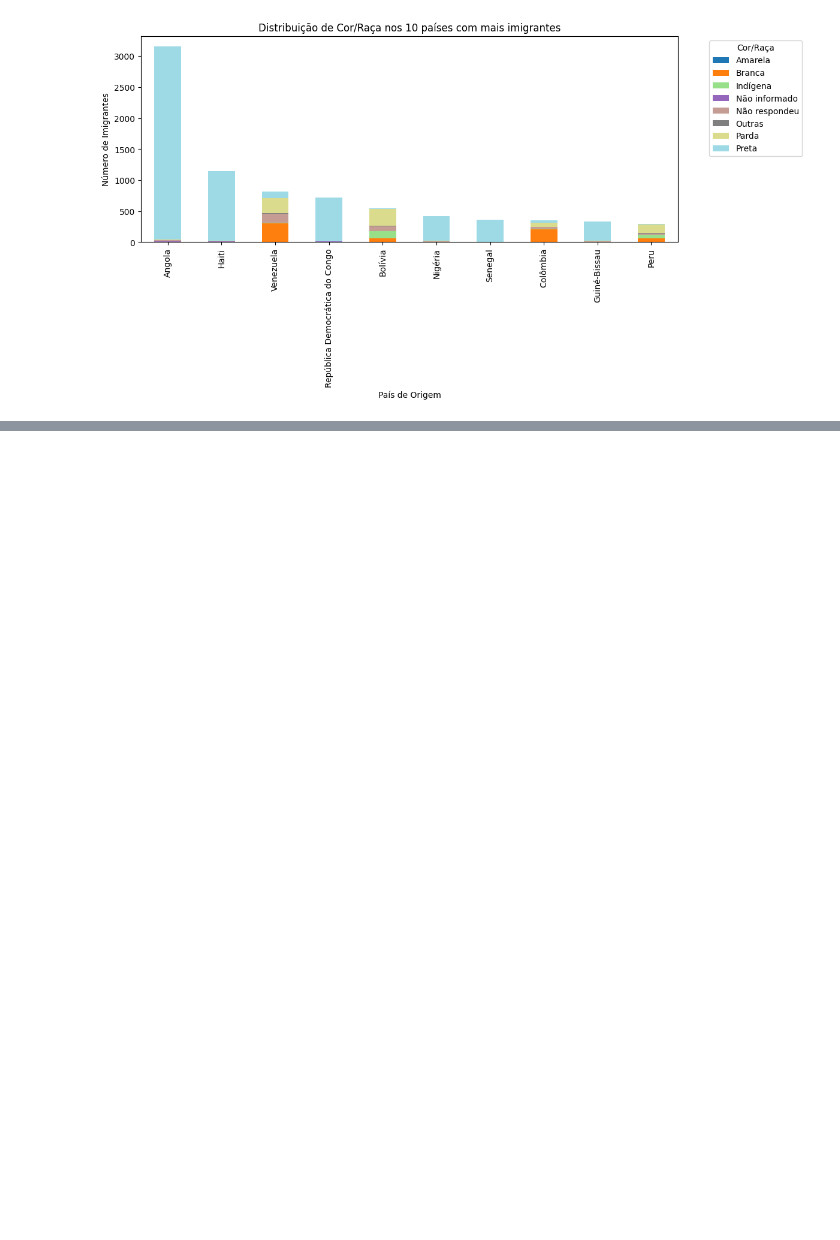
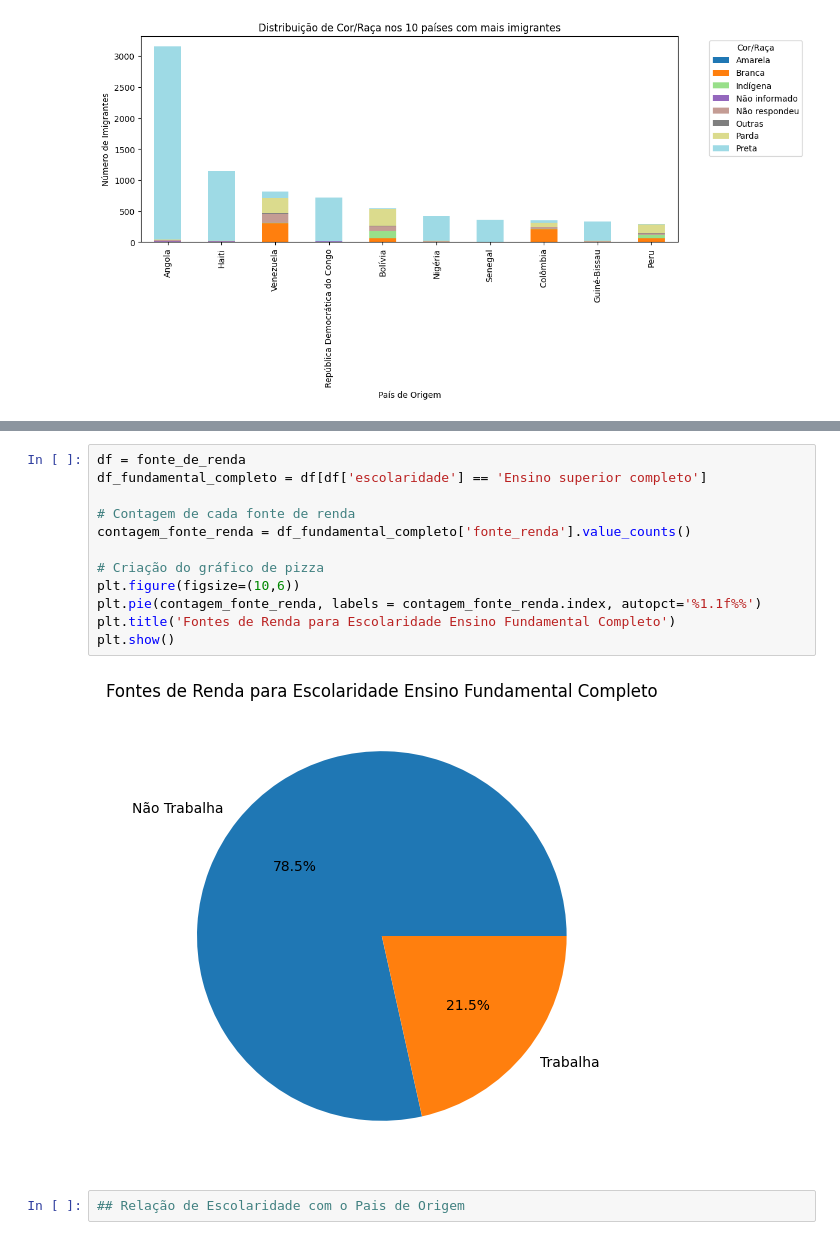
Before and after one commit to gabriel-lacerdaa/AnaliseDeDados, a Jupyter notebook: analise.ipynb, the cells around one changed output, grey strips where cells are left out. Saved outputs shown, nothing was run; the diff lists cells and outputs as text; blank space fills up the shorter version.

```diff
--- a/analise.ipynb
+++ b/analise.ipynb
@@ -93,0 +179,16 @@ plt.show()
+# %%
+df = fonte_de_renda
+df_fundamental_completo = df[df['escolaridade'] == 'Ensino superior completo']
+
+# Contagem de cada fonte de renda
+contagem_fonte_renda = df_fundamental_completo['fonte_renda'].value_counts()
+
+# Criação do gráfico de pizza
+plt.figure(figsize=(10,6))
+plt.pie(contagem_fonte_renda, labels = contagem_fonte_renda.index, autopct='%1.1f%%')
+plt.title('Fontes de Renda para Escolaridade Ensino Fundamental Completo')
+plt.show()
+# %% [output]
+[figure, added]
+# %%
+## Relação de Escolaridade com o Pais de Origem
```
Also changed, not shown: parts of 5 cells of this notebook, 1 other file.
